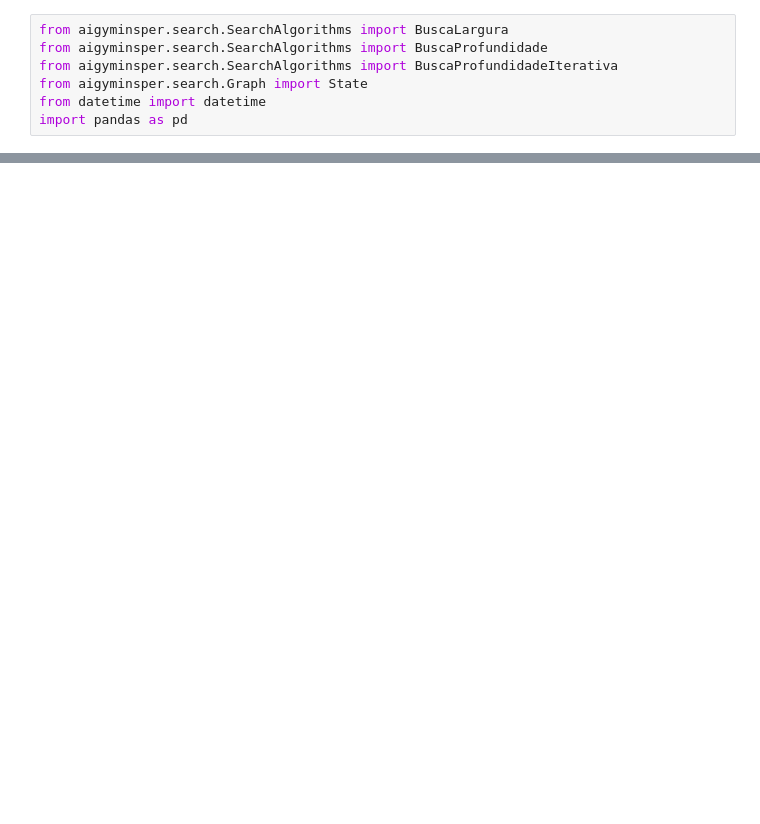
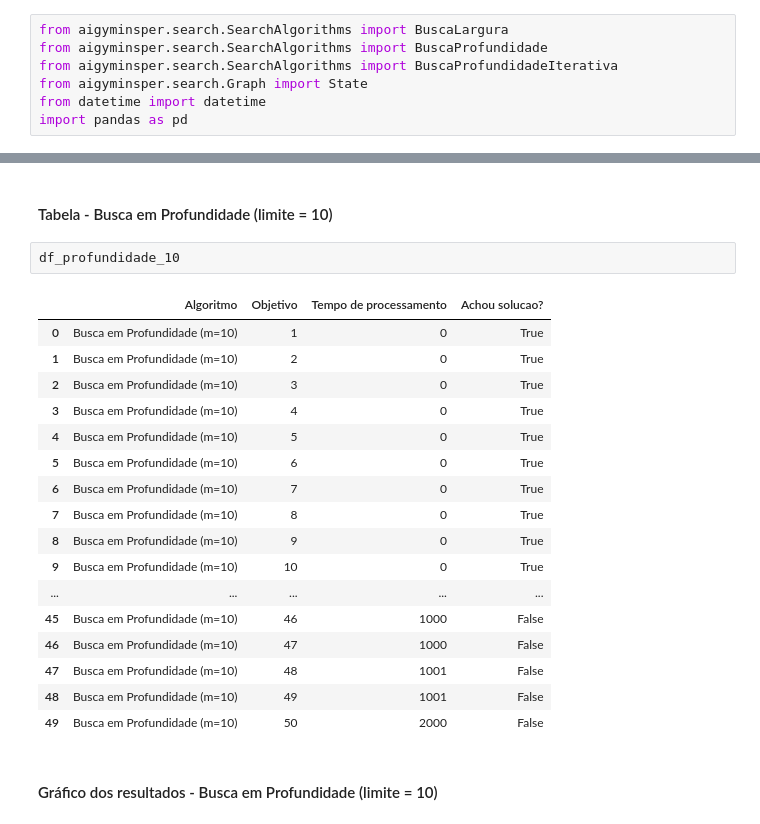
Before and after one commit to Insper/ai_gym, a Jupyter notebook: final.ipynb, the cells around one changed output, grey strips where cells are left out. Cells and saved outputs as stored; diff of their text form; blank space fills up the shorter version.

```diff
--- a/final.ipynb
+++ b/final.ipynb
@@ -74,4 +67,28 @@ def main():
 
 if __name__ == '__main__':
     main()
+# %% [markdown]
+#### Tabela - Busca em Profundidade (limite = 10)
+# %%
+df_profundidade_10
+# %% [output]
+|  | Algoritmo | Objetivo | Tempo de processamento | Achou solucao? |
+| 0 | Busca em Profundidade (m=10) | 1 | 0 | True |
+| 1 | Busca em Profundidade (m=10) | 2 | 0 | True |
+| 2 | Busca em Profundidade (m=10) | 3 | 0 | True |
+| 3 | Busca em Profundidade (m=10) | 4 | 0 | True |
+| 4 | Busca em Profundidade (m=10) | 5 | 0 | True |
+| 5 | Busca em Profundidade (m=10) | 6 | 0 | True |
+| 6 | Busca em Profundidade (m=10) | 7 | 0 | True |
+| 7 | Busca em Profundidade (m=10) | 8 | 0 | True |
+| 8 | Busca em Profundidade (m=10) | 9 | 0 | True |
+| 9 | Busca em Profundidade (m=10) | 10 | 0 | True |
+| ... | ... | ... | ... | ... |
+| 45 | Busca em Profundidade (m=10) | 46 | 1000 | False |
+| 46 | Busca em Profundidade (m=10) | 47 | 1000 | False |
+| 47 | Busca em Profundidade (m=10) | 48 | 1001 | False |
+| 48 | Busca em Profundidade (m=10) | 49 | 1001 | False |
+| 49 | Busca em Profundidade (m=10) | 50 | 2000 | False |
+# %% [markdown]
+#### Gráfico dos resultados - Busca em Profundidade (limite = 10)
 # %%
```
Also changed, not shown: parts of 30 cells of this notebook, 5 other files.
